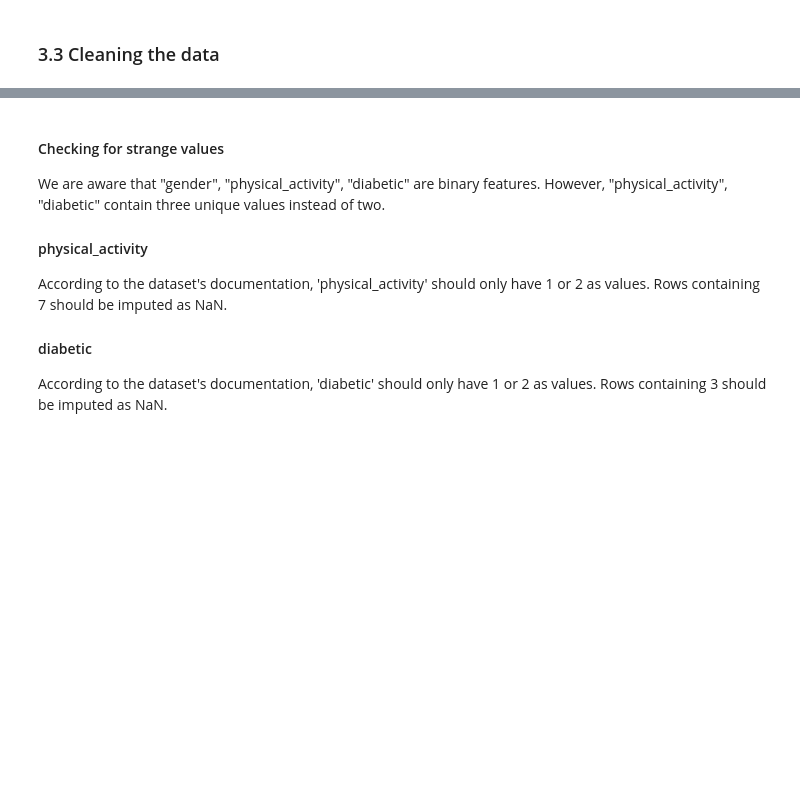
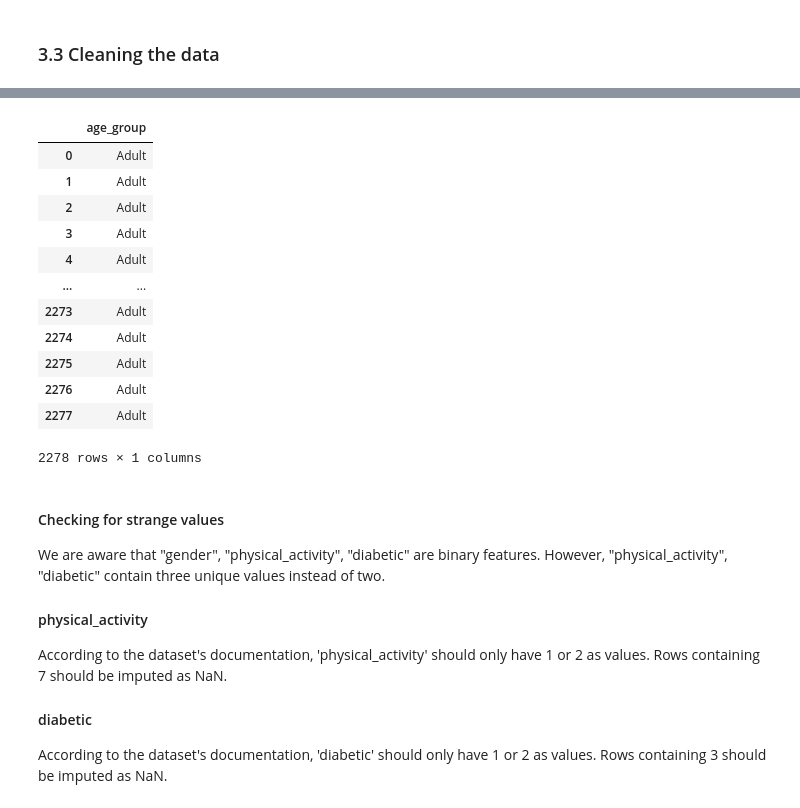
Before and after one commit to UBC-MDS/DSCI522-2425-39-FMJ, a Jupyter notebook: analysis.ipynb, the cells around one changed output, grey strips where cells are left out. Saved outputs shown, nothing was run; the diff lists cells and outputs as text; code cells hidden in the pictures; blank space fills up the shorter version.

```diff
--- a/analysis.ipynb
+++ b/analysis.ipynb
@@ -65,3 +97,20 @@ nhanes.columns = ["sequence_number",
+# %%
+y = nhanes.data.targets
+y
+# %% [output]
+|  | age_group |
+| 0 | Adult |
+| 1 | Adult |
+| 2 | Adult |
+| 3 | Adult |
+| 4 | Adult |
+| ... | ... |
+| 2273 | Adult |
+| 2274 | Adult |
+| 2275 | Adult |
+| 2276 | Adult |
+| 2277 | Adult |
+2278 rows × 1 columns
 # %% [markdown]
 #### Checking for strange values
 We are aware that "gender", "physical_activity", "diabetic" are binary features. However, "physical_activity", "diabetic" contain three unique values instead of two.
```
Also changed, not shown: parts of 17 cells of this notebook.
